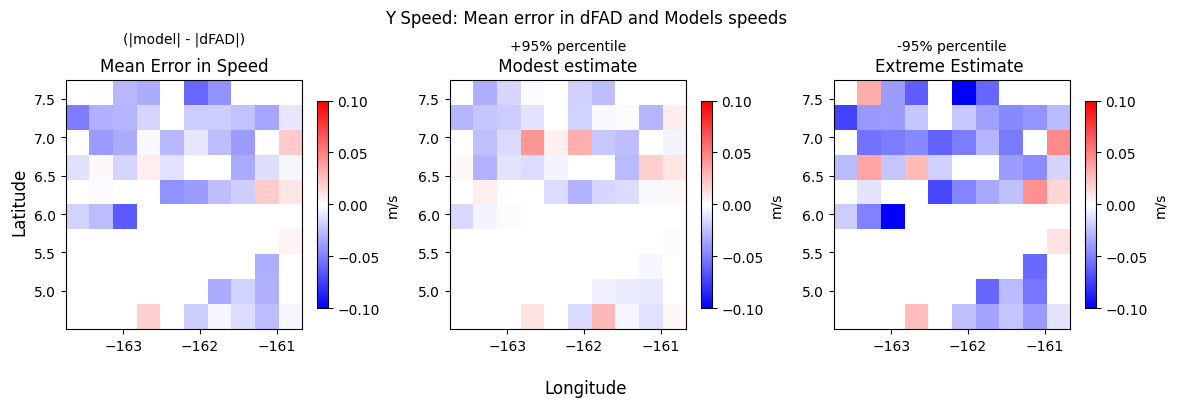
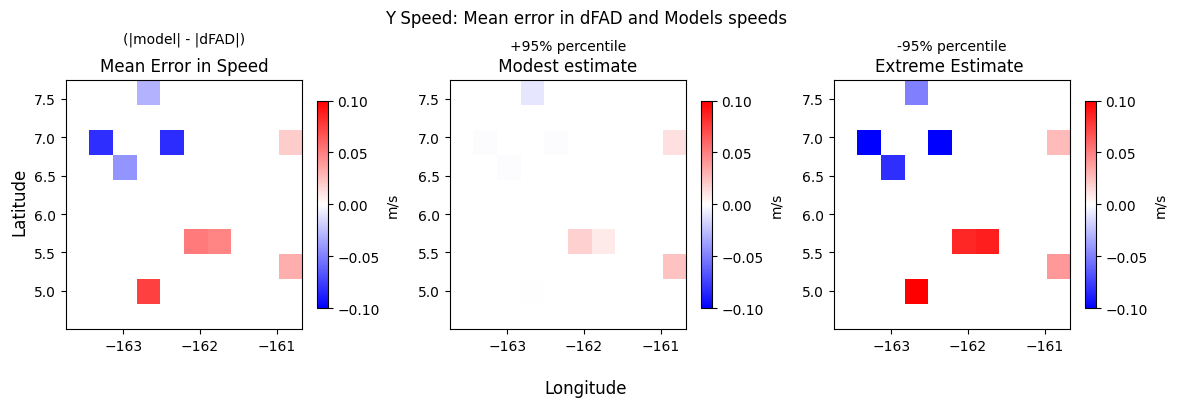
The notebook cell's code change between the first figure and the second:
--- before
+++ after
@@ -36,3 +36,3 @@
 fig.suptitle("Y Speed: Mean error in dFAD and Models speeds")
 fig.tight_layout()
-fig.savefig(r"..\Figures\Speed_Differences_y.png")
+#fig.savefig(r"..\Figures\Speed_Differences_y.png")

Commit: Method of cleaning dFAD dataset for high/low speed points and updated plots fpr the powerpoint